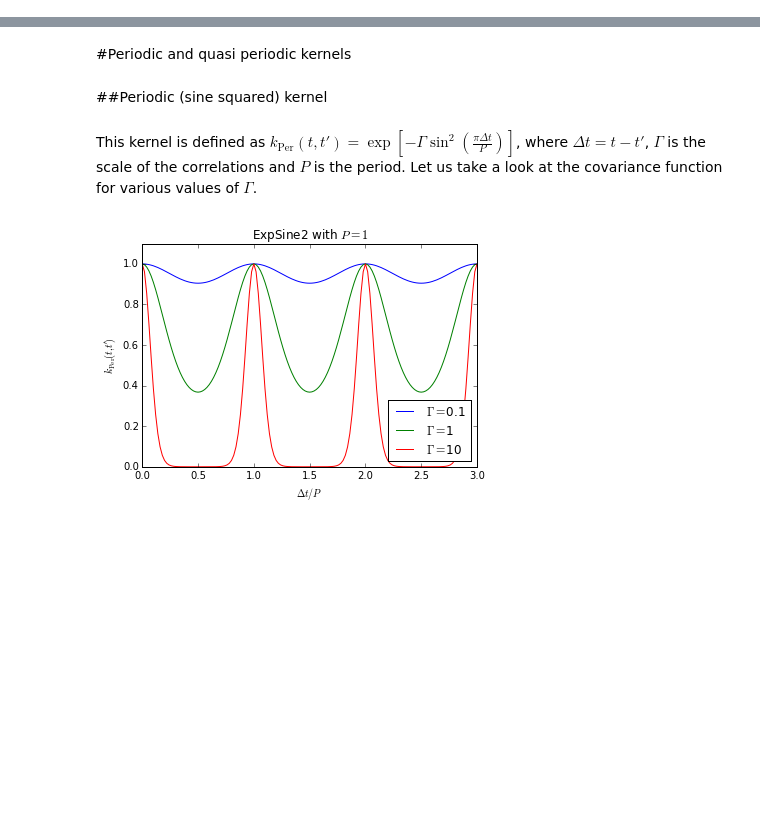
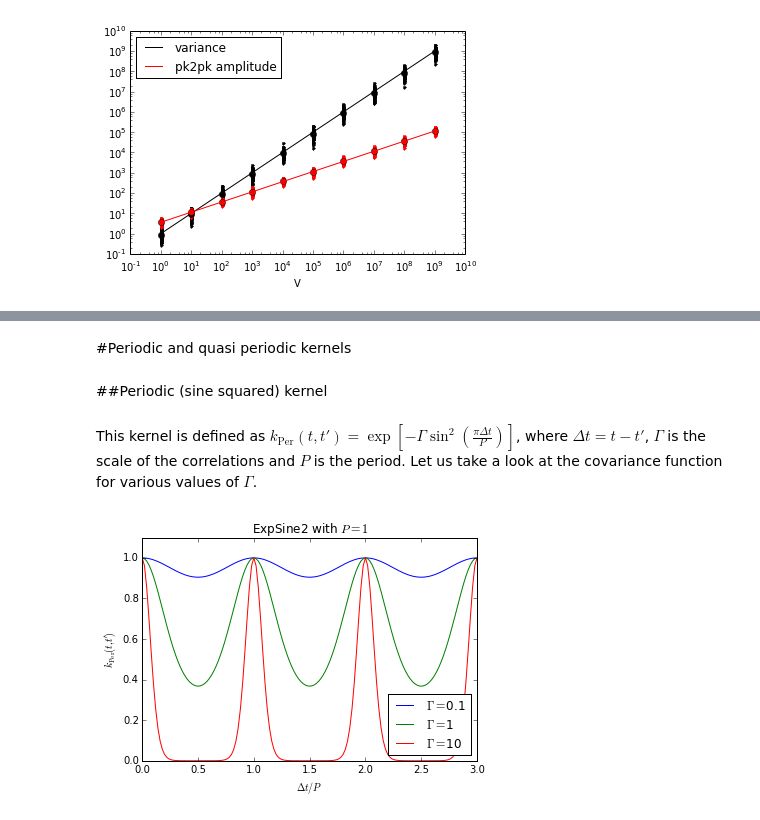
Before and after one commit to afcarl/PleiadesStars, a Jupyter notebook: QPGP_notes.ipynb, the cells around one changed output, grey strips where cells are left out. Saved outputs shown, nothing was run; the diff lists cells and outputs as text; code cells hidden in the pictures; blank space fills up the shorter version.

```diff
--- a/QPGP_notes.ipynb
+++ b/QPGP_notes.ipynb
@@ -4,0 +129,33 @@ import pylab as pl
+# %%
+dt = np.r_[0:20:501j]
+T = dt[-1]-dt[0]
+l = 1.0
+logV = np.arange(10)
+V = 10.0**logV
+n = len(V)
+nsim = 100
+amp = np.zeros((n,nsim))
+var = np.zeros((n,nsim))
+for i in range(n):
+    gp = GP(V[i] * kernels.ExpSquaredKernel(l**2))
+    gp.compute(dt,yerr=V[i]*1e-3)
+    sam = gp.sample(dt, size = nsim)
+    for j in range(nsim):
+        tmp = sam[j,:].flatten()
+        var[i,j] = tmp.var()
+        amp[i,j] = tmp.max() - tmp.min()
+var_mean = np.mean(var, axis=1)
+amp_mean = np.mean(amp, axis=1)
+for i in range(n):
+    pl.plot(np.ones(nsim)*V[i], var[i,:].flatten(), 'k.')
+    pl.plot(np.ones(nsim)*V[i], amp[i,:].flatten(), 'r.')
+pl.plot(V, var_mean, 'ko')
+pl.plot(V, V, 'k-', label = 'variance')
+pl.plot(V, amp_mean, 'ro')
+pl.plot(V, 10.0**(0.56+0.5*np.log10(V)), 'r-', label = 'pk2pk amplitude')
+pl.legend(loc=0)
+pl.xlabel(r"$V$")
+pl.loglog()
+pl.xlim(0.1,1e10);
+# %% [output]
+[figure, added]
```
Also changed, not shown: parts of 31 cells of this notebook.
